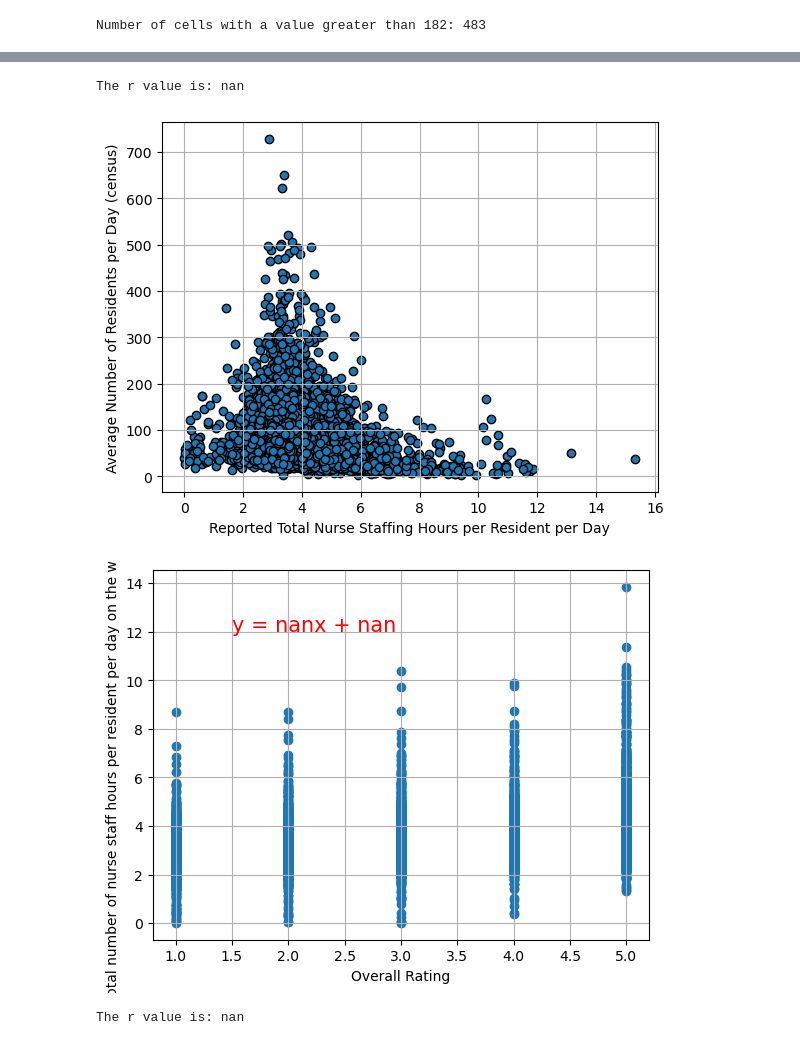
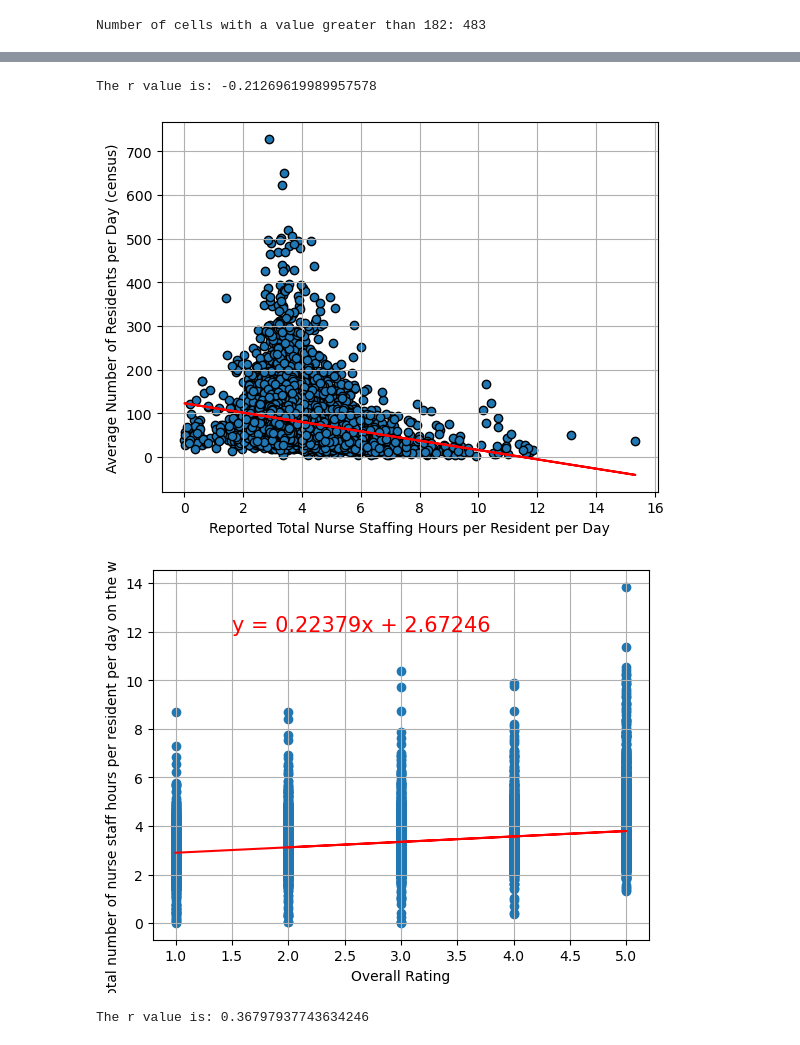
Before and after one commit to mcscodes/Project-1-Data-Visualization, a Jupyter notebook: NursingHomeDataVisualization.ipynb, the cells around one changed output, grey strips where cells are left out. Drawn from its saved outputs; the diff is of its cells as text; code cells hidden in the pictures.

```diff
--- a/NursingHomeDataVisualization.ipynb
+++ b/NursingHomeDataVisualization.ipynb
@@ -328,7 +332,7 @@ plt.show()
 [figure]
 # %%
 # Create a new column to categorize the subcategories into main categories
-nursinghomedata['Main Category'] = nursinghomedata['Ownership Type'].replace({
+nursinghomedataREDUCED['Main Category'] = nursinghomedataREDUCED['Ownership Type'].replace({
     'For profit - Corporation': 'For Profit',
     'Government - County': 'Government',
     'For profit - Individual': 'For Profit',
@@ -345,7 +349,7 @@ nursinghomedata['Main Category'] = nursinghomedata['Ownership Type'].replace({
 })
 
 # Group the data based on the new main category
-grouped_data = nursinghomedata.groupby('Main Category')['Number of Fines'].count()
+grouped_data = nursinghomedataREDUCED.groupby('Main Category')['Number of Fines'].count()
 
 # Create a bar chart
 plt.figure(figsize=(10, 6))
@@ -374,7 +378,7 @@ plt.show()
 [figure]
 # %%
 # Create a new column to categorize the subcategories into main categories
-nursinghomedata['Main Category'] = nursinghomedata['Ownership Type'].replace({
+nursinghomedataREDUCED['Main Category'] = nursinghomedataREDUCED['Ownership Type'].replace({
     'For profit - Corporation': 'For Profit',
     'Government - County': 'Government',
     'For profit - Individual': 'For Profit',
@@ -391,7 +395,7 @@ nursinghomedata['Main Category'] = nursinghomedata['Ownership Type'].replace({
 })
 
 # Group the data based on the new main category
-grouped_data = nursinghomedata.groupby('Main Category')['Number of Fines']
+grouped_data = nursinghomedataREDUCED.groupby('Main Category')['Number of Fines']
 
 # Create a box plot for each main category group
 plt.figure(figsize=(15,4))
@@ -464 +470,10 @@ Number of cells with a value greater than 182: 483
 <h2>Exploring Data: Regression and Correlation</h2>
+# %%
+nursinghomedata_minimal = nursinghomedataREDUCED.loc[:, ["Average Number of Residents per Day",
+                                                         "Overall Rating",
+                                                         "Health Inspection Rating",
+                                                         "Total number of nurse staff hours per resident per day on the weekend",
+                                                         "Reported Total Nurse Staffing Hours per Resident per Day",
+                                                        'Total Weighted Health Survey Score']]
+nursinghomedata_minimal_dropped = nursinghomedata_minimal.dropna(how="any")
+nursinghomedata_minimal_dropped.describe()
@@ -465,29 +490,29 @@ Number of cells with a value greater than 182: 483
 # %%
-x_values = nursinghomedataREDUCED['Reported Total Nurse Staffing Hours per Resident per Day']
-y_values = nursinghomedataREDUCED['Average Number of Residents per Day']
+x_values = nursinghomedata_minimal_dropped['Reported Total Nurse Staffing Hours per Resident per Day']
+y_values = nursinghomedata_minimal_dropped['Average Number of Residents per Day']
 
 
 (slope, intercept, rvalue, pvalue, stderr) = linregress(x_values, y_values)
 regress_values = x_values * slope + intercept
 line_eq = "y = " + str(round(slope,5)) + "x + " + str(round(intercept,5))
 
 plt.scatter(x_values, y_values, marker="o", edgecolors="black")
 plt.ylabel("Average Number of Residents per Day (census)")
 plt.xlabel("Reported Total Nurse Staffing Hours per Resident per Day")
 plt.grid(True)
 plt.plot(x_values, regress_values, "r-")
 
 plt.annotate(line_eq, (400, 100), fontsize=15, color="red")
 
 print(f"The r value is: {rvalue}")
 
 plt.show()
 # %% [output]
-The r value is: nan
+The r value is: -0.21269619989957578
-[figure, old version]
+[figure, new version]
 # %%
-y_values = nursinghomedataREDUCED['Total number of nurse staff hours per resident per day on the weekend']
-x_values = nursinghomedataREDUCED['Overall Rating']
+y_values = nursinghomedata_minimal_dropped['Total number of nurse staff hours per resident per day on the weekend']
+x_values = nursinghomedata_minimal_dropped['Overall Rating']
 plt.scatter(x_values,y_values)
 
 
@@ -509,6 +534,6 @@ print(f"The r value is: {rvalue}")
 
 plt.show()
 # %% [output]
-[figure, old version]
+[figure, new version]
-The r value is: nan
+The r value is: 0.36797937743634246
 # %%
```
Also changed, not shown: parts of 20 cells of this notebook.
